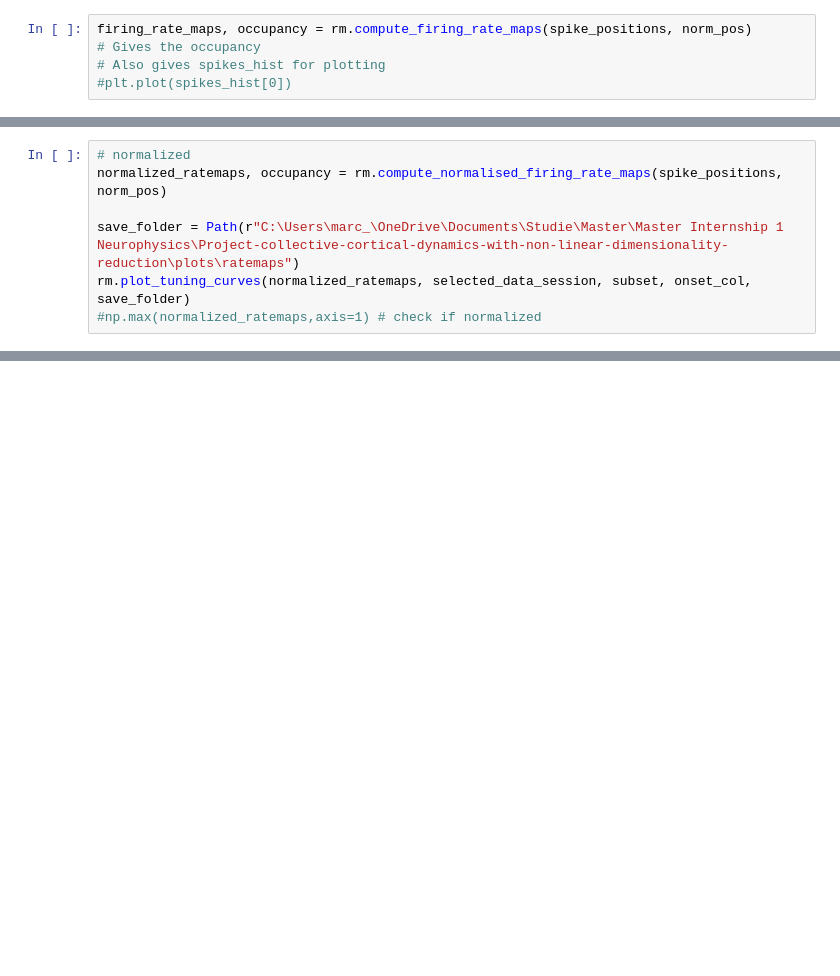
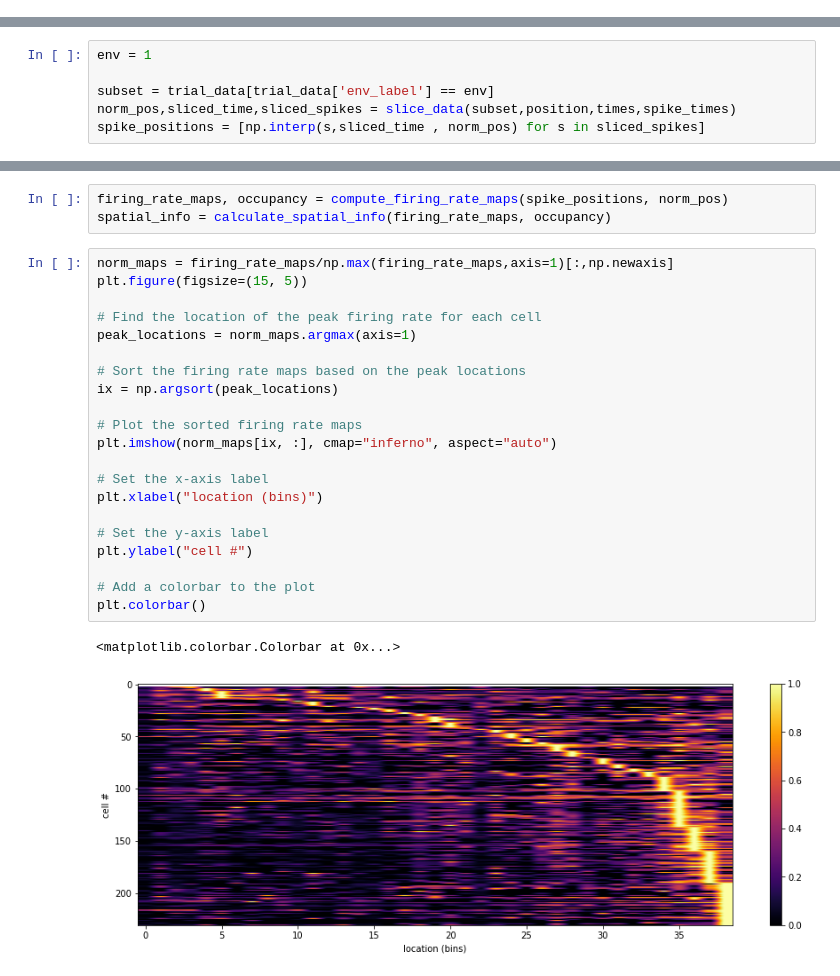
Before and after one commit to Marc-Mundo/Neurophysics_internship, a Jupyter notebook: notebooks/place_cells.ipynb, the cells around one changed output, grey strips where cells are left out. Saved outputs shown, nothing was run; the diff lists cells and outputs as text; blank space fills up the shorter version.

```diff
--- a/notebooks/place_cells.ipynb
+++ b/notebooks/place_cells.ipynb
@@ -149,5 +0,0 @@ spike_positions = rm.get_spike_positions(n_data, norm_pos, b_data)
-# %%
-firing_rate_maps, occupancy = rm.compute_firing_rate_maps(spike_positions, norm_pos)
-# Gives the occupancy
-# Also gives spikes_hist for plotting
-#plt.plot(spikes_hist[0])
@@ -159,7 +0,0 @@ firing_rate_maps, occupancy = rm.compute_firing_rate_maps(spike_positions, norm_
-# %%
-# normalized
-normalized_ratemaps, occupancy = rm.compute_normalised_firing_rate_maps(spike_positions, norm_pos)
-
-save_folder = Path(r"C:\Users\marc_\OneDrive\Documents\Studie\Master\Master Internship 1 Neurophysics\Project-collective-cortical-dynamics-with-non-linear-dimensionality-reduction\plots\ratemaps")
-rm.plot_tuning_curves(normalized_ratemaps, selected_data_session, subset, onset_col, save_folder)
-#np.max(normalized_ratemaps,axis=1) # check if normalized
@@ -176,0 +198,6 @@ rm.plot_spatial_info(spatial_info, selected_data_session, subset, onset_col, sav
+# %%
+env = 1
+
+subset = trial_data[trial_data['env_label'] == env]
+norm_pos,sliced_time,sliced_spikes = slice_data(subset,position,times,spike_times)
+spike_positions = [np.interp(s,sliced_time , norm_pos) for s in sliced_spikes]
@@ -176,0 +219,27 @@ rm.plot_spatial_info(spatial_info, selected_data_session, subset, onset_col, sav
+# %%
+firing_rate_maps, occupancy = compute_firing_rate_maps(spike_positions, norm_pos)
+spatial_info = calculate_spatial_info(firing_rate_maps, occupancy)
+# %%
+norm_maps = firing_rate_maps/np.max(firing_rate_maps,axis=1)[:,np.newaxis]
+plt.figure(figsize=(15, 5))
+
+# Find the location of the peak firing rate for each cell
+peak_locations = norm_maps.argmax(axis=1)
+
+# Sort the firing rate maps based on the peak locations
+ix = np.argsort(peak_locations)
+
+# Plot the sorted firing rate maps
+plt.imshow(norm_maps[ix, :], cmap="inferno", aspect="auto")
+
+# Set the x-axis label
+plt.xlabel("location (bins)")
+
+# Set the y-axis label
+plt.ylabel("cell #")
+
+# Add a colorbar to the plot
+plt.colorbar()
+# %% [output]
+<matplotlib.colorbar.Colorbar at 0x...>
+[figure, added]
```
Also changed, not shown: parts of 31 cells of this notebook, 1 other file.
